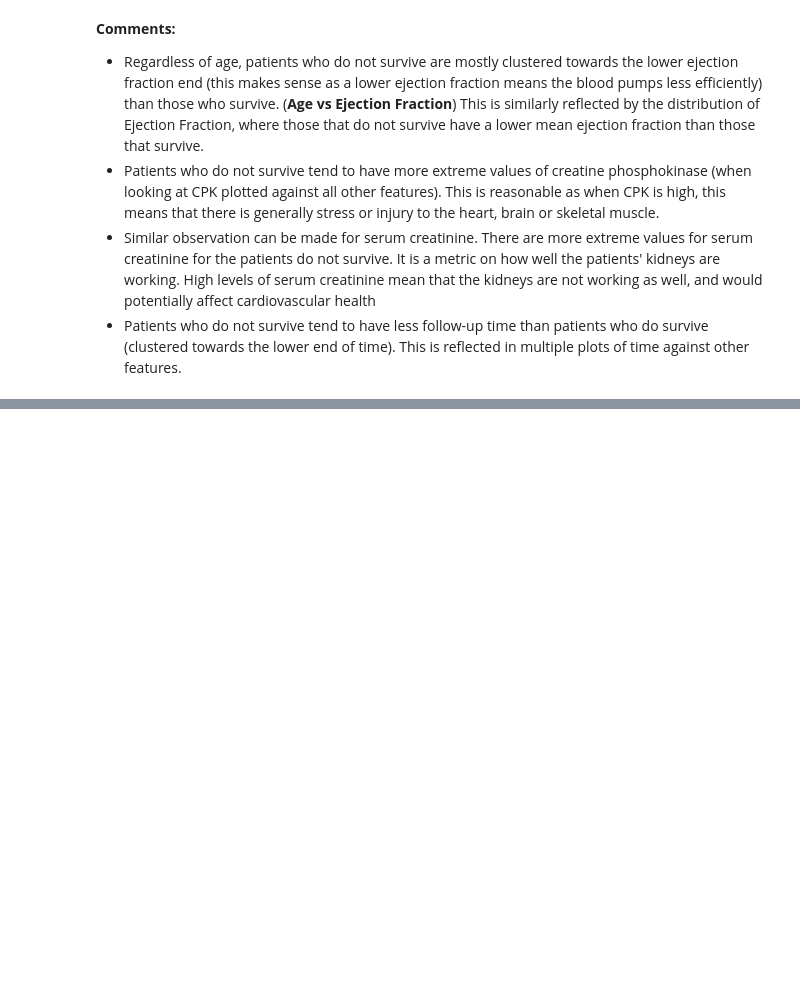
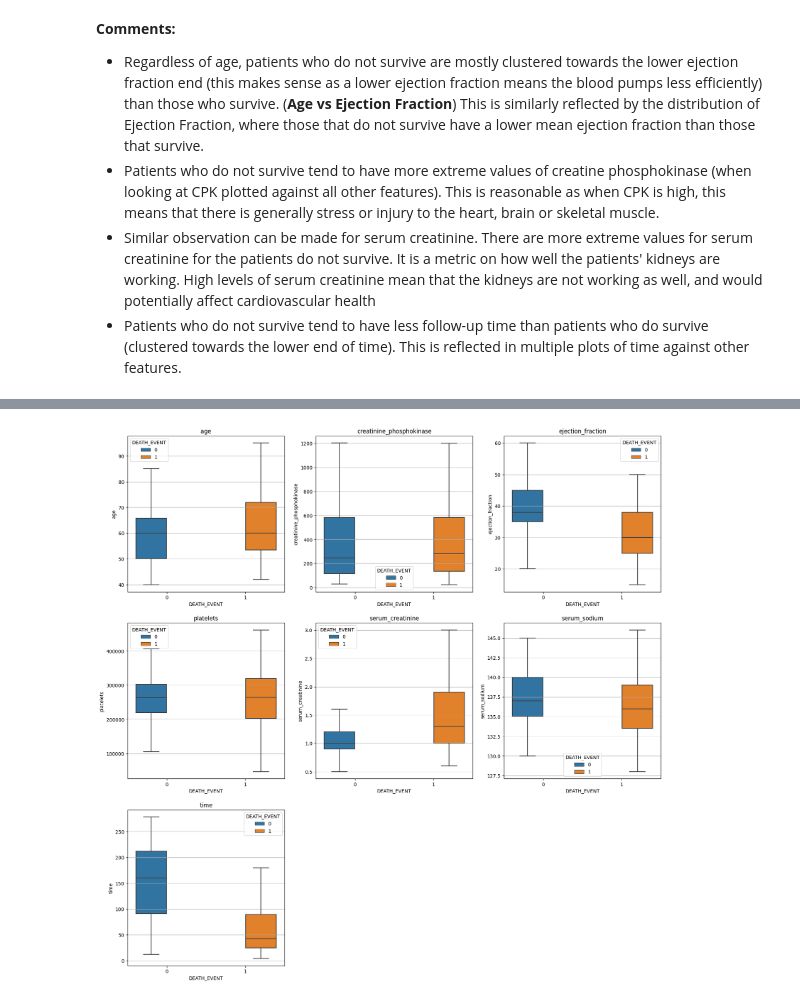
Before and after one commit to VivianZhang199/Predicting-Heart-Failure, a Jupyter notebook: heart-failure-prediction.ipynb, the cells around one changed output, grey strips where cells are left out. Saved outputs shown, nothing was run; the diff lists cells and outputs as text; code cells hidden in the pictures; blank space fills up the shorter version.

```diff
--- a/heart-failure-prediction.ipynb
+++ b/heart-failure-prediction.ipynb
@@ -121,0 +184,10 @@ plt.plot()
+# %%
+plt.figure(figsize = (20, 20))
+
+for i, col in enumerate(numerical_features):
+    plt.subplot(3, 3, i + 1)
+    plt.grid(True)
+    plt.title(col)
+    sns.boxplot(data = train_df, y = col, x = "DEATH_EVENT", hue = "DEATH_EVENT", showfliers = False)
+# %% [output]
+[figure, added]
```
Also changed, not shown: parts of 49 cells of this notebook.
